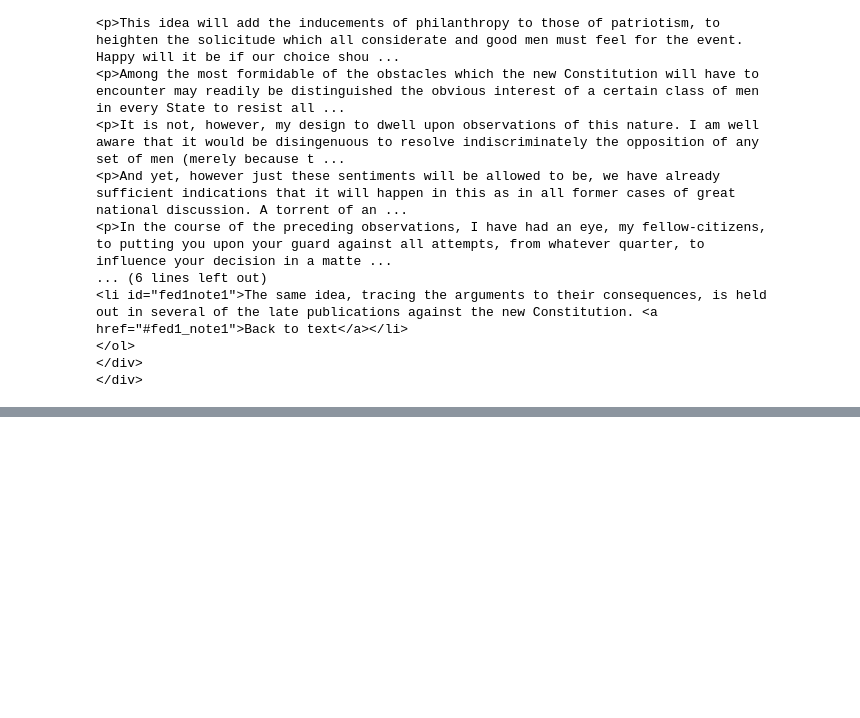
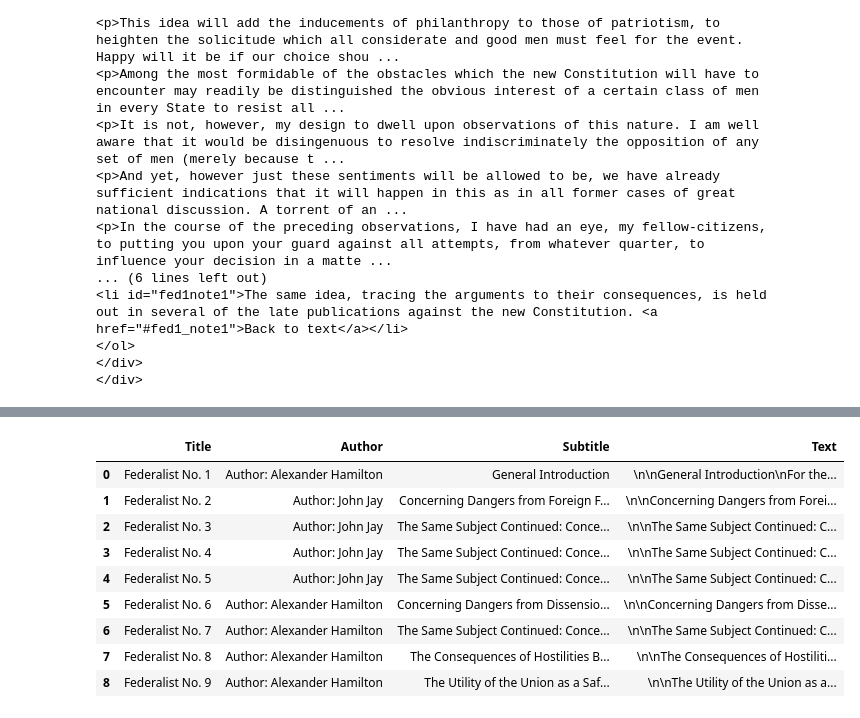
Before and after one commit to CaliFlowers/LEAD-REACH, a Jupyter notebook: Part_1-ETL.ipynb, the cells around one changed output, grey strips where cells are left out. Drawn from its saved outputs; the diff is of its cells as text; code cells hidden in the pictures; blank space fills up the shorter version.

```diff
--- a/Part_1-ETL.ipynb
+++ b/Part_1-ETL.ipynb
@@ -90,10 +90,11 @@ Text[0]
 # %%
 Papers = []
 for i in Text:
-    doc = i.find_all('p', text = True)
+    doc = i.find_all('p')
     title = i.find('a')['id']
     author = doc[2].text
     subtitle = doc[0].text
-    del doc[0-2]
-    print(doc)
+    page = i.text
+    print(page)
+    Papers.append({"Title": title, "Author": author, "Subtitle" : subtitle, "Text": page})
 # %% [output]
@@ -109,0 +139,16 @@ TypeError: 'NoneType' object is not subscriptable
+# %%
+import pandas as pd
+
+Federalist_df = pd.DataFrame(Papers)
+Federalist_df
+# %% [output]
+|  | Title | Author | Subtitle | Text |
+| 0 | Federalist No. 1 | Author: Alexander Hamilton | General Introduction | \n\nGeneral Introduction\nFor the... |
+| 1 | Federalist No. 2 | Author: John Jay | Concerning Dangers from Foreign F... | \n\nConcerning Dangers from Forei... |
+| 2 | Federalist No. 3 | Author: John Jay | The Same Subject Continued: Conce... | \n\nThe Same Subject Continued: C... |
+| 3 | Federalist No. 4 | Author: John Jay | The Same Subject Continued: Conce... | \n\nThe Same Subject Continued: C... |
+| 4 | Federalist No. 5 | Author: John Jay | The Same Subject Continued: Conce... | \n\nThe Same Subject Continued: C... |
+| 5 | Federalist No. 6 | Author: Alexander Hamilton | Concerning Dangers from Dissensio... | \n\nConcerning Dangers from Disse... |
+| 6 | Federalist No. 7 | Author: Alexander Hamilton | The Same Subject Continued: Conce... | \n\nThe Same Subject Continued: C... |
+| 7 | Federalist No. 8 | Author: Alexander Hamilton | The Consequences of Hostilities B... | \n\nThe Consequences of Hostiliti... |
+| 8 | Federalist No. 9 | Author: Alexander Hamilton | The Utility of the Union as a Saf... | \n\nThe Utility of the Union as a... |
```
Also changed, not shown: parts of 2 cells of this notebook.
